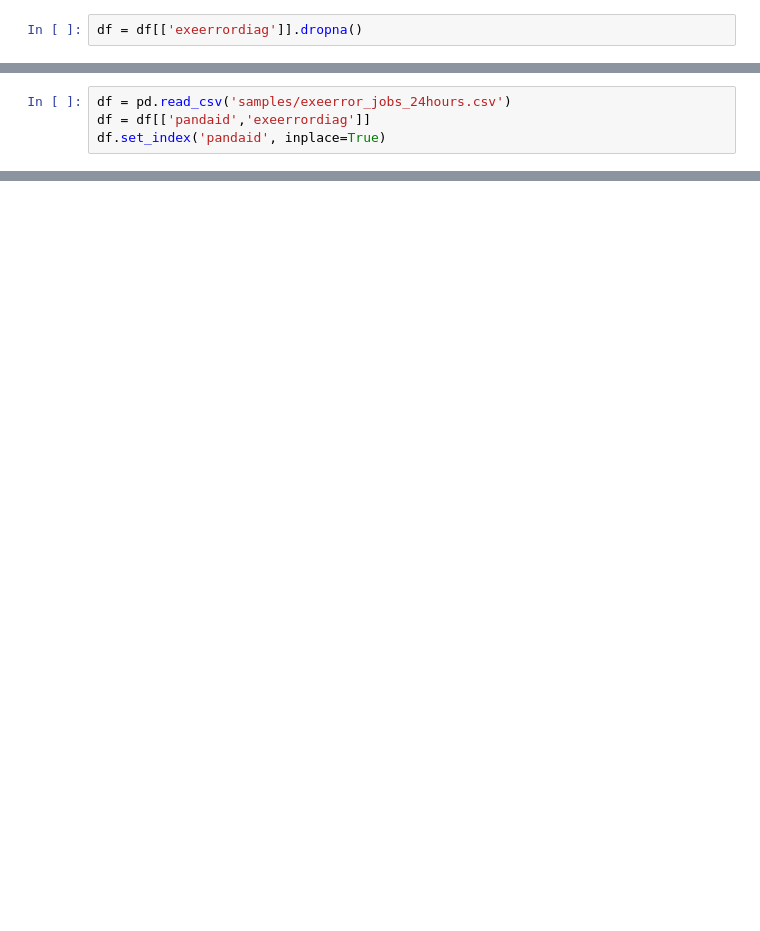
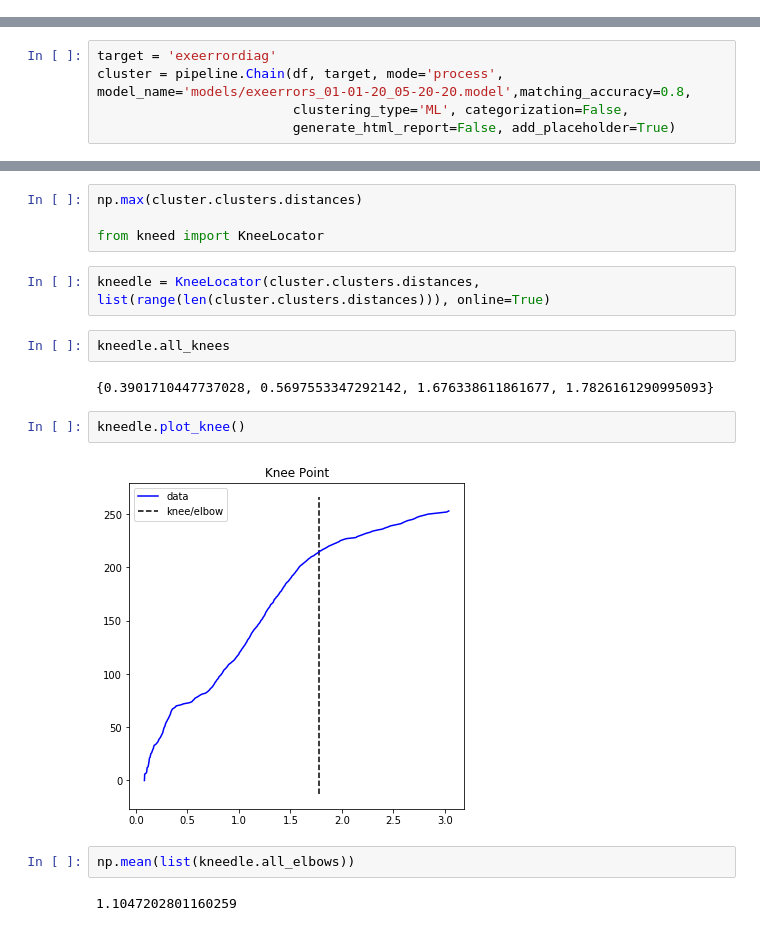
Before and after one commit to maria-grigorieva/ClusterLog, a Jupyter notebook: panda_jobs_analysis.ipynb, the cells around one changed output, grey strips where cells are left out. Cells and saved outputs as stored; diff of their text form; blank space fills up the shorter version.

```diff
--- a/panda_jobs_analysis.ipynb
+++ b/panda_jobs_analysis.ipynb
@@ -109,2 +21,0 @@ f.close()
-# %%
-df = df[['exeerrordiag']].dropna()
@@ -131,4 +21,0 @@ import pandas as pd
-# %%
-df = pd.read_csv('samples/exeerror_jobs_24hours.csv')
-df = df[['pandaid','exeerrordiag']]
-df.set_index('pandaid', inplace=True)
@@ -145,3 +32,8 @@ cluster = pipeline.Chain(df, target, mode='update', model_name='models/exeerror_
+# %%
+target = 'exeerrordiag'
+cluster = pipeline.Chain(df, target, mode='process', model_name='models/exeerrors_01-01-20_05-20-20.model',matching_accuracy=0.8,
+                         clustering_type='ML', categorization=False,
+                         generate_html_report=False, add_placeholder=True)
 # %%
 cluster.process()
 # %% [output]
@@ -210,0 +127,18 @@ array([list(['Non-zero return code from <*> <*> Logfile error in <*> <*> FATAL <
+# %%
+np.max(cluster.clusters.distances)
+
+from kneed import KneeLocator
+# %%
+kneedle = KneeLocator(cluster.clusters.distances, list(range(len(cluster.clusters.distances))), online=True)
+# %%
+kneedle.all_knees
+# %% [output]
+{0.3901710447737028, 0.5697553347292142, 1.676338611861677, 1.7826161290995093}
+# %%
+kneedle.plot_knee()
+# %% [output]
+[figure, added]
+# %%
+np.mean(list(kneedle.all_elbows))
+# %% [output]
+1.1047202801160259
```
Also changed, not shown: parts of 50 cells of this notebook, 6 other files.
